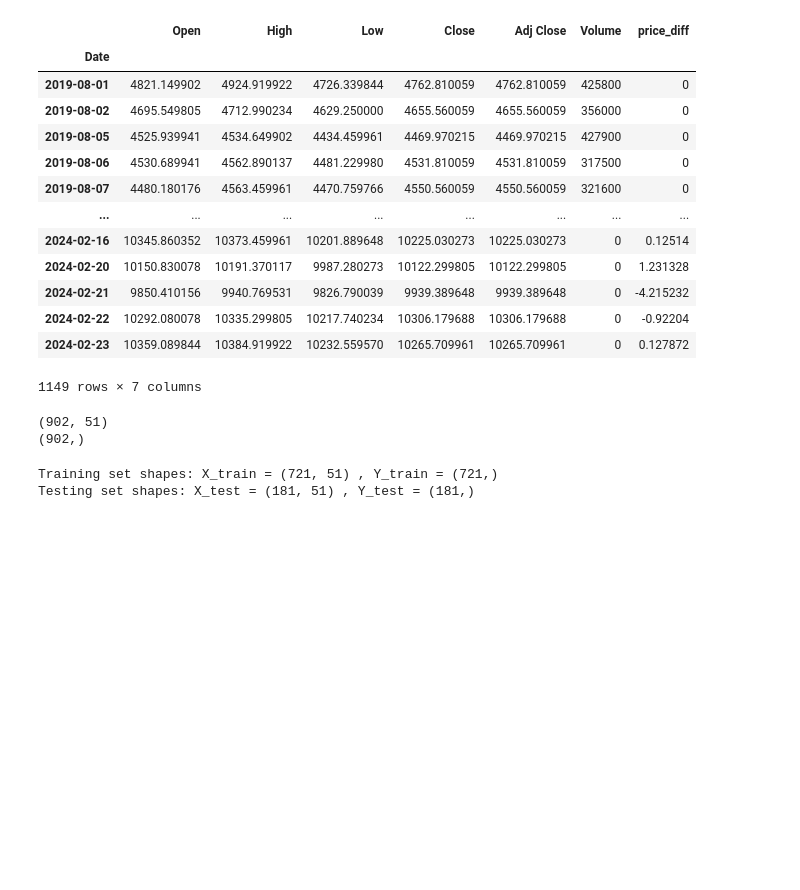
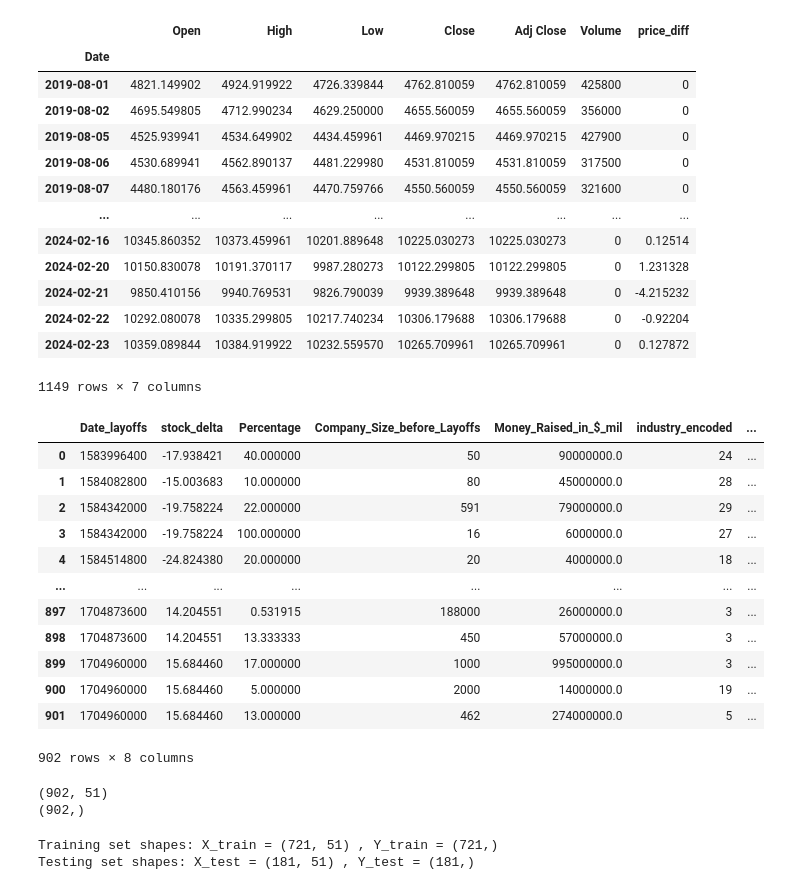
Before and after one commit to katulevskiy/tech_layoffs_ml, a Jupyter notebook: FinalizedDataPreprocessingCharisseKevinKenneth.ipynb, the cells around one changed output. Cells and saved outputs as stored; diff of their text form; code cells hidden in the pictures; blank space fills up the shorter version.

Commit message:
added table print statement

```diff
--- a/FinalizedDataPreprocessing.ipynb
+++ b/FinalizedDataPreprocessingCharisseKevinKenneth.ipynb
@@ -167,41 +167,61 @@ layoff_data['Date_layoffs'] = layoff_data['Date_layoffs'].apply(lambda x: int(da
 
 
 Y = layoff_data['Date_layoffs']
-layoff_data = layoff_data.drop(columns=["Date_layoffs"])
+# layoff_data = layoff_data.drop(columns=["Date_layoffs"])
 
 industry = layoff_data['industry_encoded']
 stage = layoff_data['stage_encoded']
 region = layoff_data['Region_encoded']
 
 # Reshape to a 2D array
 industry = industry.values.reshape(-1, 1)
 stage = stage.values.reshape(-1, 1)
 region = region.values.reshape(-1, 1)
+
+#display
+display(layoff_data)
 
 
 # One-hot encode
 encoder = OneHotEncoder(sparse=False, drop='first')
 industry_onehot = encoder.fit_transform(industry)
 encoder = OneHotEncoder(sparse=False, drop='first')
 stage_onehot = encoder.fit_transform(stage)
 encoder = OneHotEncoder(sparse=False, drop='first')
 region_onehot = encoder.fit_transform(region)
 
 # Display the one-hot encoded arrays
 
 # Drop the original categorical columns from layoff_data
 layoff_data = layoff_data.drop(columns=["industry_encoded", "stage_encoded", "Region_encoded"])
 
 # Concatenate numerical features and one-hot encoded features
 data_array = np.hstack((layoff_data.values, industry_onehot, stage_onehot, region_onehot))
 
 X = data_array
 
 print(X.shape)
 print(Y.shape)
 # %% [output]
+|  | Date_layoffs | stock_delta | Percentage | Company_Size_before_Layoffs | Money_Raised_in_$_mil | industry_encoded | ... |
+| 0 | 1583996400 | -17.938421 | 40.000000 | 50 | 90000000.0 | 24 | ... |
+| 1 | 1584082800 | -15.003683 | 10.000000 | 80 | 45000000.0 | 28 | ... |
+| 2 | 1584342000 | -19.758224 | 22.000000 | 591 | 79000000.0 | 29 | ... |
+| 3 | 1584342000 | -19.758224 | 100.000000 | 16 | 6000000.0 | 27 | ... |
+| 4 | 1584514800 | -24.824380 | 20.000000 | 20 | 4000000.0 | 18 | ... |
+| ... | ... | ... | ... | ... | ... | ... | ... |
+| 897 | 1704873600 | 14.204551 | 0.531915 | 188000 | 26000000.0 | 3 | ... |
+| 898 | 1704873600 | 14.204551 | 13.333333 | 450 | 57000000.0 | 3 | ... |
+| 899 | 1704960000 | 15.684460 | 17.000000 | 1000 | 995000000.0 | 3 | ... |
+| 900 | 1704960000 | 15.684460 | 5.000000 | 2000 | 14000000.0 | 19 | ... |
+| 901 | 1704960000 | 15.684460 | 13.000000 | 462 | 274000000.0 | 5 | ... |
-(902, 51)
-(902,)
+902 rows × 8 columns
+# %%
+print(X.shape)
+print(Y.shape)
+# %% [output]
+(902, 51)
+(902,)
 # %%
 from sklearn.model_selection import train_test_split
 
```
